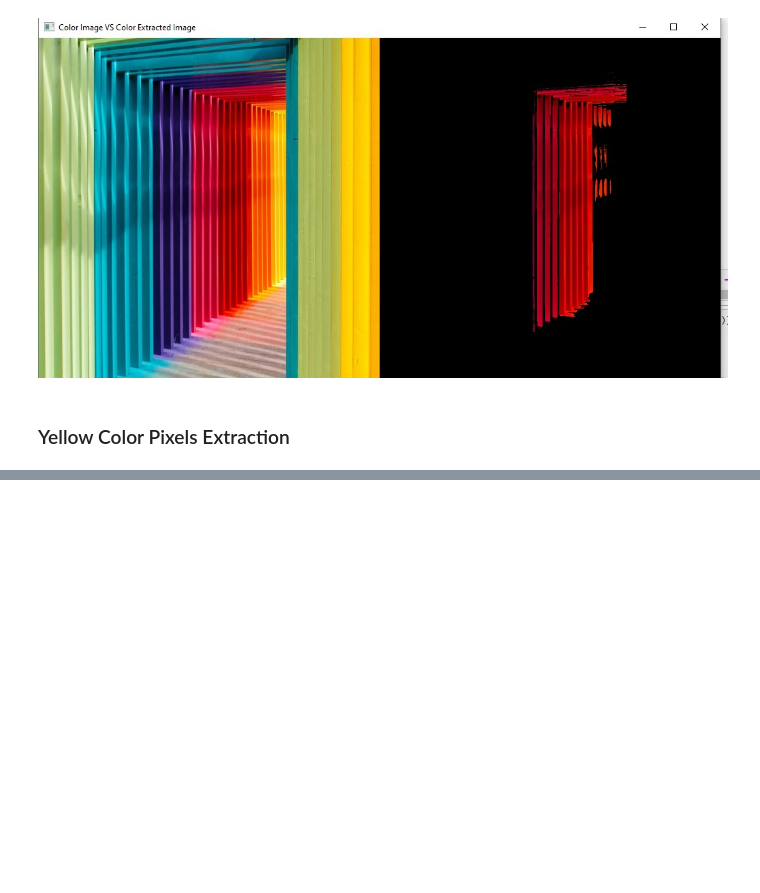
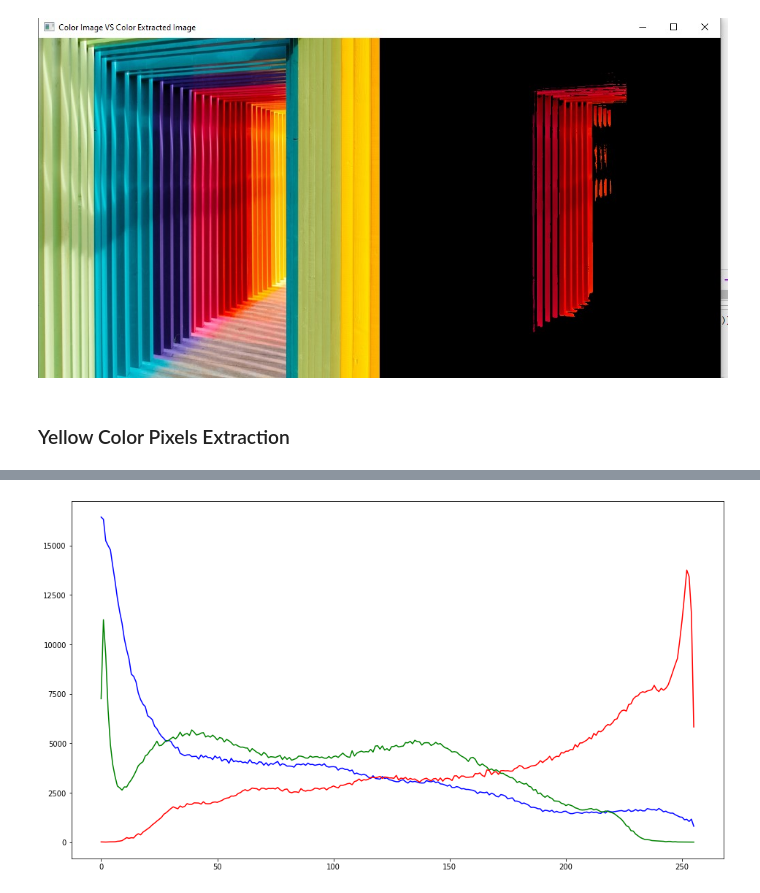
Before and after one commit to alaminbhuyan/OpenCV, a Jupyter notebook: Project1/Some_basic_function.ipynb, the cells around one changed output, grey strips where cells are left out. Saved outputs shown, nothing was run; the diff lists cells and outputs as text; code cells hidden in the pictures; blank space fills up the shorter version.

```diff
--- a/Project1/Some_basic_function.ipynb
+++ b/Project1/Some_basic_function.ipynb
@@ -1023,0 +1126,14 @@ cv2.destroyAllWindows()
+# %%
+# Plot of all Channel using cv2.calcHist() Function
+
+colors = ('blue', 'green', 'red')
+
+plt.figure(figsize=(16, 9))
+
+for i, color in enumerate(colors):
+    histogram = cv2.calcHist([resize_img], [i], None, [256], [0, 256])
+    plt.plot(histogram, color=color)
+
+plt.show()
+# %% [output]
+[figure, added]
```
Also changed, not shown: parts of 15 cells of this notebook, 8 other files.
